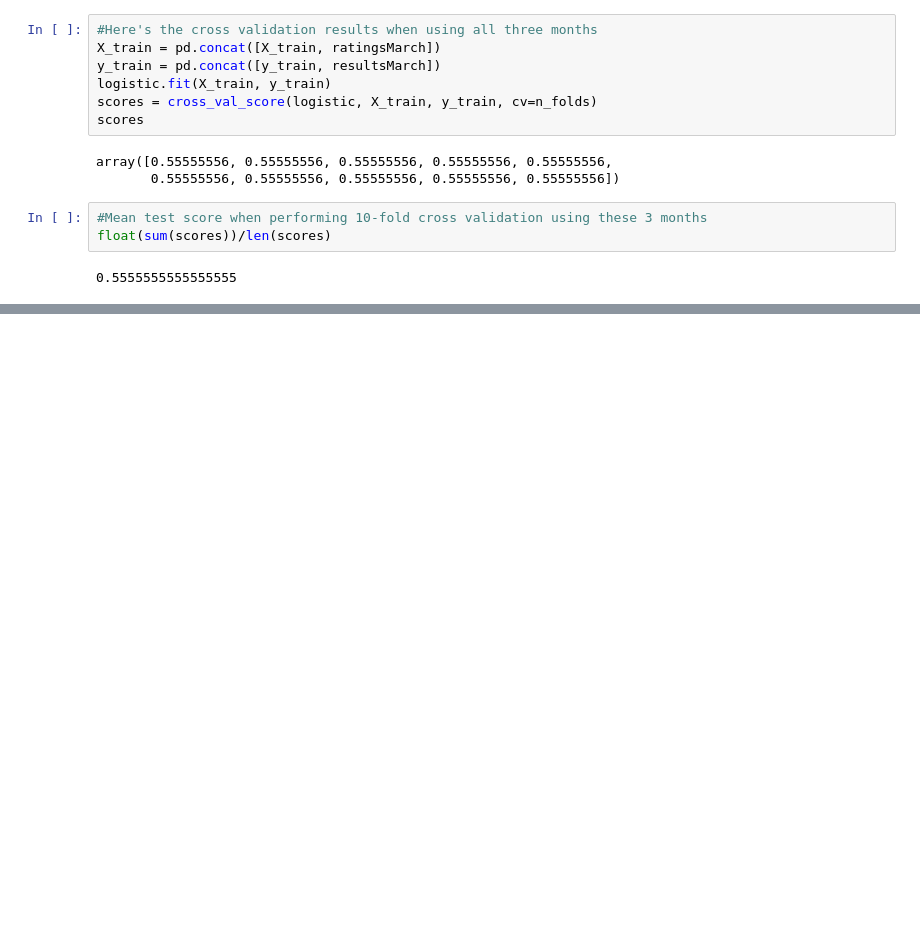
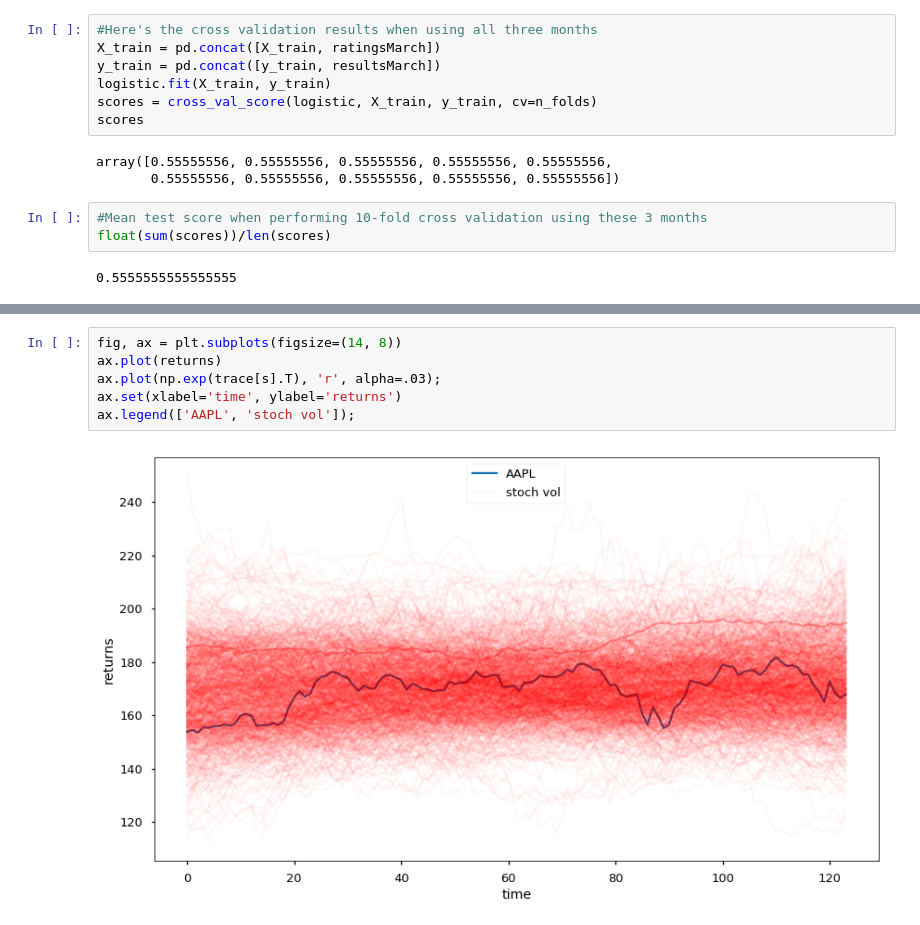
Before and after one commit to jgross962/515Project, a Jupyter notebook: BayesianMethods.ipynb, the cells around one changed output, grey strips where cells are left out. Saved outputs shown, nothing was run; the diff lists cells and outputs as text; blank space fills up the shorter version.

```diff
--- a/BayesianMethods.ipynb
+++ b/BayesianMethods.ipynb
@@ -412,0 +483,8 @@ float(sum(scores))/len(scores)
+# %%
+fig, ax = plt.subplots(figsize=(14, 8))
+ax.plot(returns)
+ax.plot(np.exp(trace[s].T), 'r', alpha=.03);
+ax.set(xlabel='time', ylabel='returns')
+ax.legend(['AAPL', 'stoch vol']);
+# %% [output]
+[figure, added]
```
Also changed, not shown: parts of 17 cells of this notebook.
